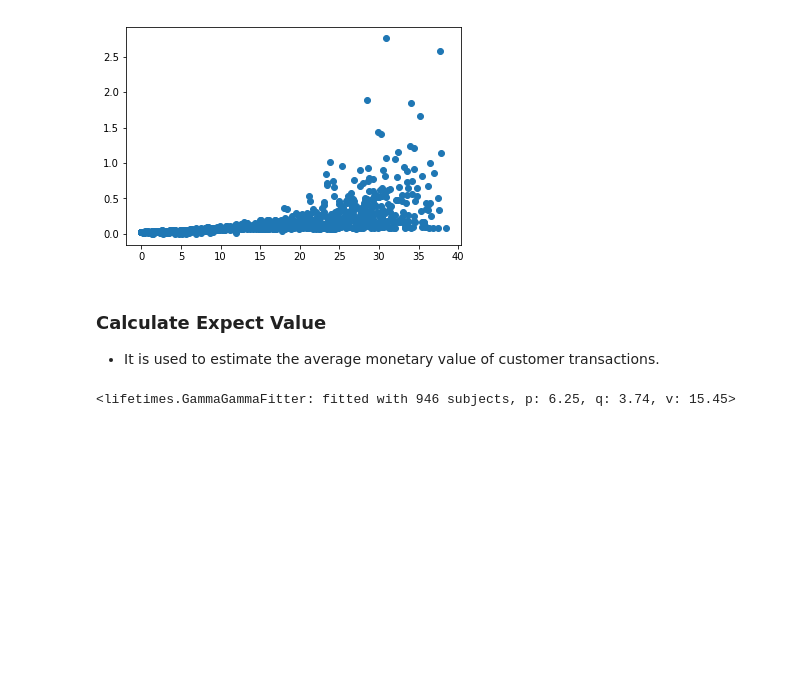
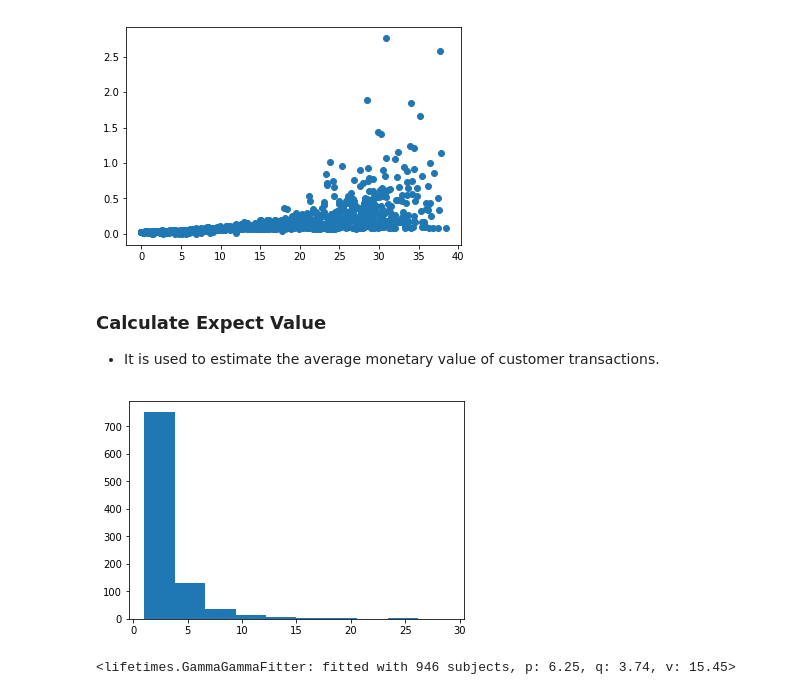
Before and after one commit to JustinNew/archive, a Jupyter notebook: projects/CLV/BGCLV.ipynb, the cells around one changed output. Cells and saved outputs as stored; diff of their text form; code cells hidden in the pictures; blank space fills up the shorter version.

```diff
--- a/projects/CLV/BGCLV.ipynb
+++ b/projects/CLV/BGCLV.ipynb
@@ -60,4 +60,9 @@ plt.show()
 ### Calculate Expect Value
 
   * It is used to estimate the average monetary value of customer transactions.
+# %%
+counts, bins, fig = plt.hist(df[df['frequency'] > 0]['frequency'])
+plt.show()
+# %% [output]
+[figure, added]
 # %%
```
Also changed, not shown: parts of 5 cells of this notebook.
